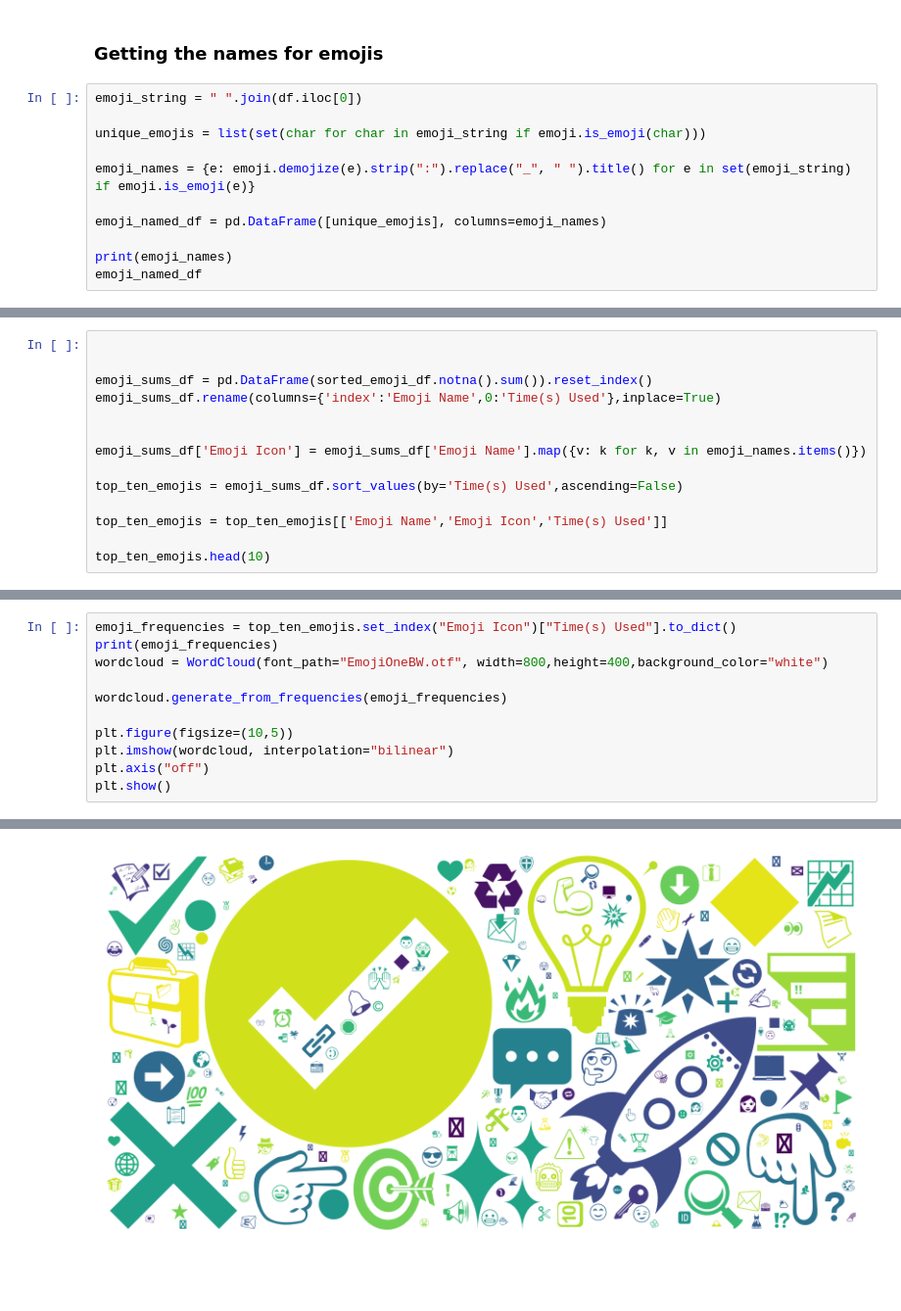
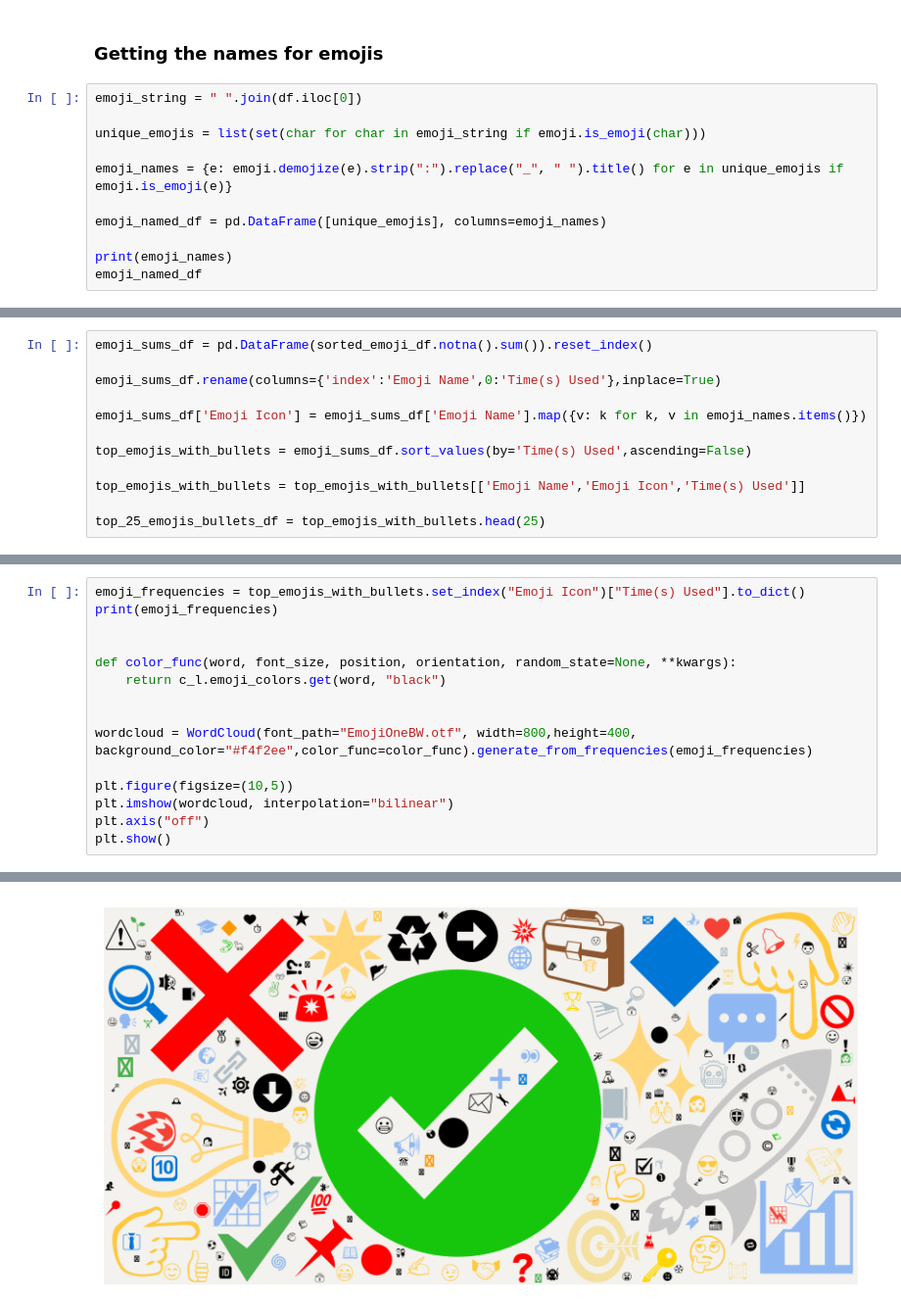
Before and after one commit to AWDameron/DA_Capstone, a Jupyter notebook: main.ipynb, the cells around one changed output, grey strips where cells are left out. Shown at 98% size. Saved outputs shown, nothing was run; the diff lists cells and outputs as text; blank space fills up the shorter version.

```diff
--- a/main.ipynb
+++ b/main.ipynb
@@ -82,7 +84,7 @@ emoji_string = " ".join(df.iloc[0])
 
 unique_emojis = list(set(char for char in emoji_string if emoji.is_emoji(char)))
 
-emoji_names = {e: emoji.demojize(e).strip(":").replace("_", " ").title() for e in set(emoji_string) if emoji.is_emoji(e)}
+emoji_names = {e: emoji.demojize(e).strip(":").replace("_", " ").title() for e in unique_emojis if emoji.is_emoji(e)}
 
 emoji_named_df = pd.DataFrame([unique_emojis], columns=emoji_names)
 
@@ -126,15 +128,13 @@ sorted_emoji_df.head()
 5 rows × 222 columns
 # %%
+emoji_sums_df = pd.DataFrame(sorted_emoji_df.notna().sum()).reset_index()
 
-
-emoji_sums_df = pd.DataFrame(sorted_emoji_df.notna().sum()).reset_index()
 emoji_sums_df.rename(columns={'index':'Emoji Name',0:'Time(s) Used'},inplace=True)
-
 
 emoji_sums_df['Emoji Icon'] = emoji_sums_df['Emoji Name'].map({v: k for k, v in emoji_names.items()})
 
-top_ten_emojis = emoji_sums_df.sort_values(by='Time(s) Used',ascending=False)
+top_emojis_with_bullets = emoji_sums_df.sort_values(by='Time(s) Used',ascending=False)
 
-top_ten_emojis = top_ten_emojis[['Emoji Name','Emoji Icon','Time(s) Used']]
+top_emojis_with_bullets = top_emojis_with_bullets[['Emoji Name','Emoji Icon','Time(s) Used']]
 
-top_ten_emojis.head(10)
+top_25_emojis_bullets_df = top_emojis_with_bullets.head(25)
@@ -179,9 +152,13 @@ bullet_point_filtered_df.to_csv("bullet_points_removed.csv", sep='1',index=False
 # %%
-emoji_frequencies = top_ten_emojis.set_index("Emoji Icon")["Time(s) Used"].to_dict()
+emoji_frequencies = top_emojis_with_bullets.set_index("Emoji Icon")["Time(s) Used"].to_dict()
 print(emoji_frequencies)
-wordcloud = WordCloud(font_path="EmojiOneBW.otf", width=800,height=400,background_color="white")
 
-wordcloud.generate_from_frequencies(emoji_frequencies)
+
+def color_func(word, font_size, position, orientation, random_state=None, **kwargs):
+    return c_l.emoji_colors.get(word, "black")
+
+
+wordcloud = WordCloud(font_path="EmojiOneBW.otf", width=800,height=400, background_color="#f4f2ee",color_func=color_func).generate_from_frequencies(emoji_frequencies)
 
 plt.figure(figsize=(10,5))
 plt.imshow(wordcloud, interpolation="bilinear")
@@ -192 +169 @@ plt.show()
-[figure, old version]
+[figure, new version]
```
Also changed, not shown: parts of 19 cells of this notebook, 31 other files.
